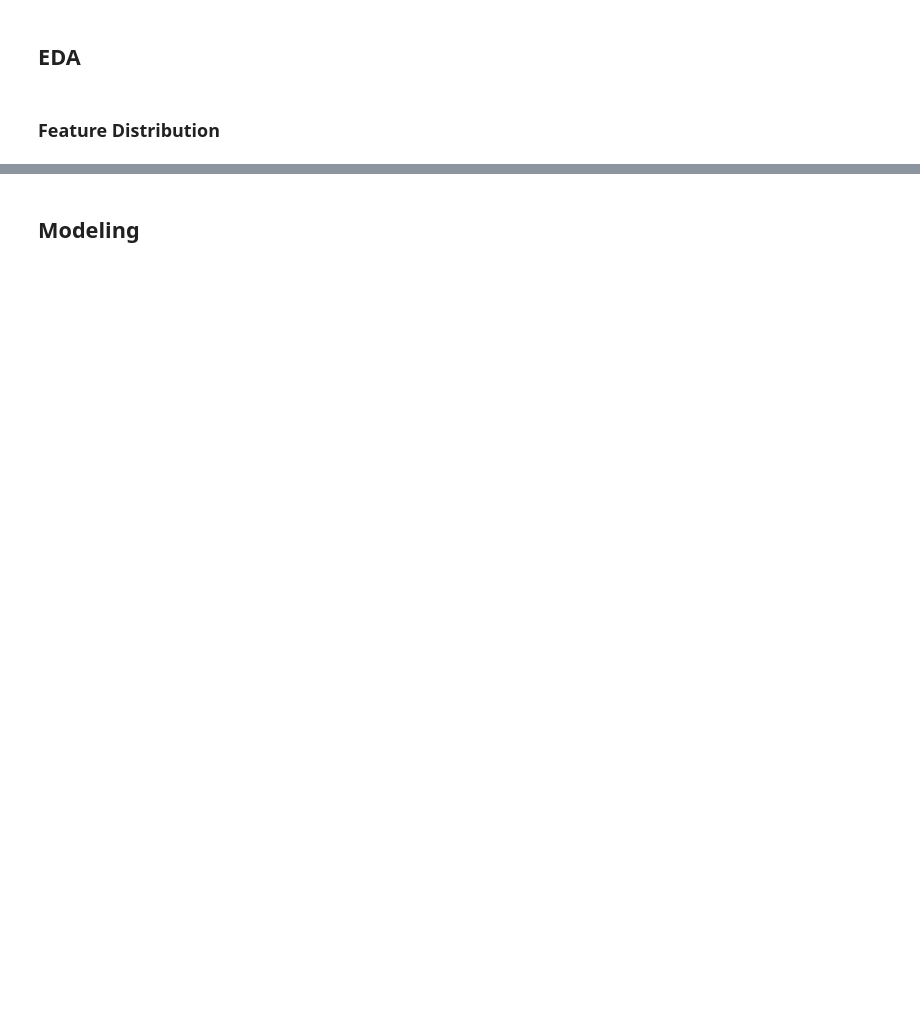
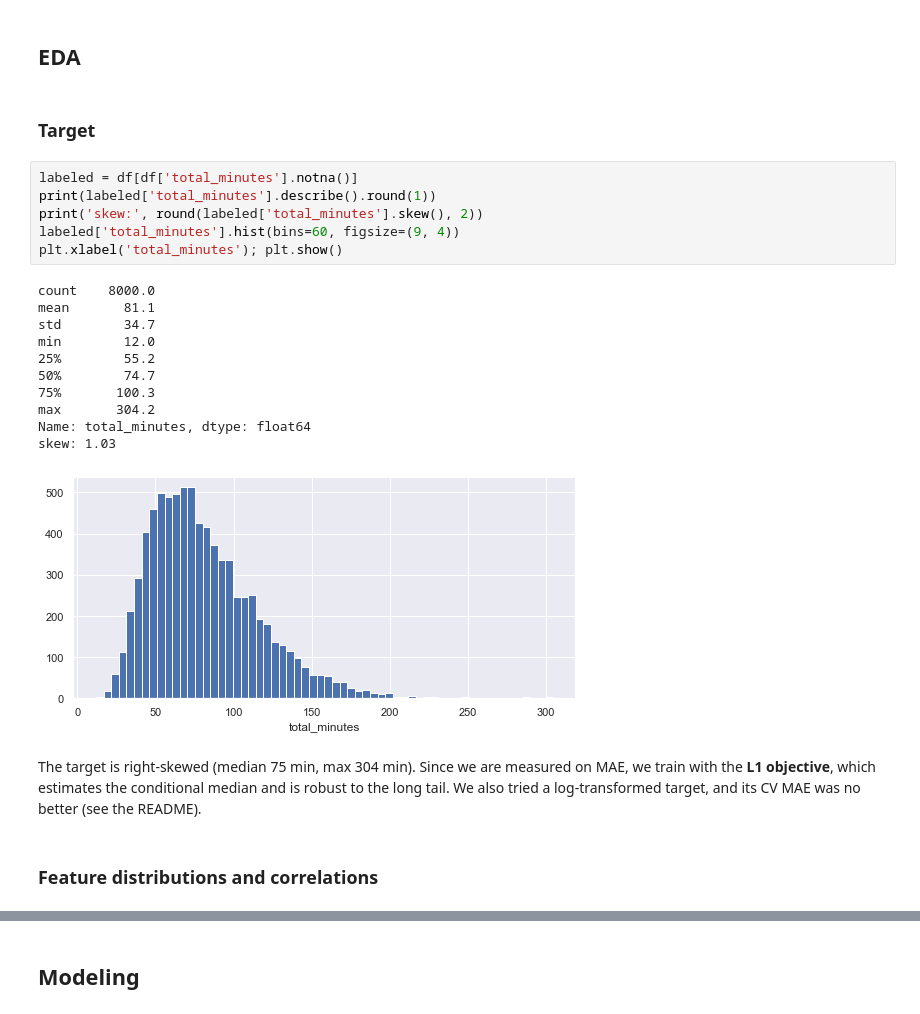
Before and after one commit to rodferro/shopper-time-prediction, a Jupyter notebook: case-ml.ipynb, the cells around one changed output, grey strips where cells are left out. Cells and saved outputs as stored; diff of their text form; blank space fills up the shorter version.

```diff
--- a/case-ml.ipynb
+++ b/case-ml.ipynb
@@ -371,5 +247,29 @@ df.head()
 # %% [markdown]
 ## EDA
+# %% [markdown]
+### Target
+# %%
+labeled = df[df['total_minutes'].notna()]
+print(labeled['total_minutes'].describe().round(1))
+print('skew:', round(labeled['total_minutes'].skew(), 2))
+labeled['total_minutes'].hist(bins=60, figsize=(9, 4))
+plt.xlabel('total_minutes'); plt.show()
+# %% [output]
+count    8000.0
+mean       81.1
+std        34.7
+min        12.0
+25%        55.2
+50%        74.7
+75%       100.3
+max       304.2
+Name: total_minutes, dtype: float64
+skew: 1.03
+[figure, added]
+# %% [markdown]
+The target is right-skewed (median 75 min, max 304 min). Since we are measured on MAE, we train with the **L1 objective**,
+which estimates the conditional median and is robust to the long tail. We also tried a log-transformed target, and its
+CV MAE was no better (see the README).
 # %% [markdown]
-### Feature Distribution
+### Feature distributions and correlations
 # %%
```
Also changed, not shown: parts of 150 cells of this notebook, 25 other files.
